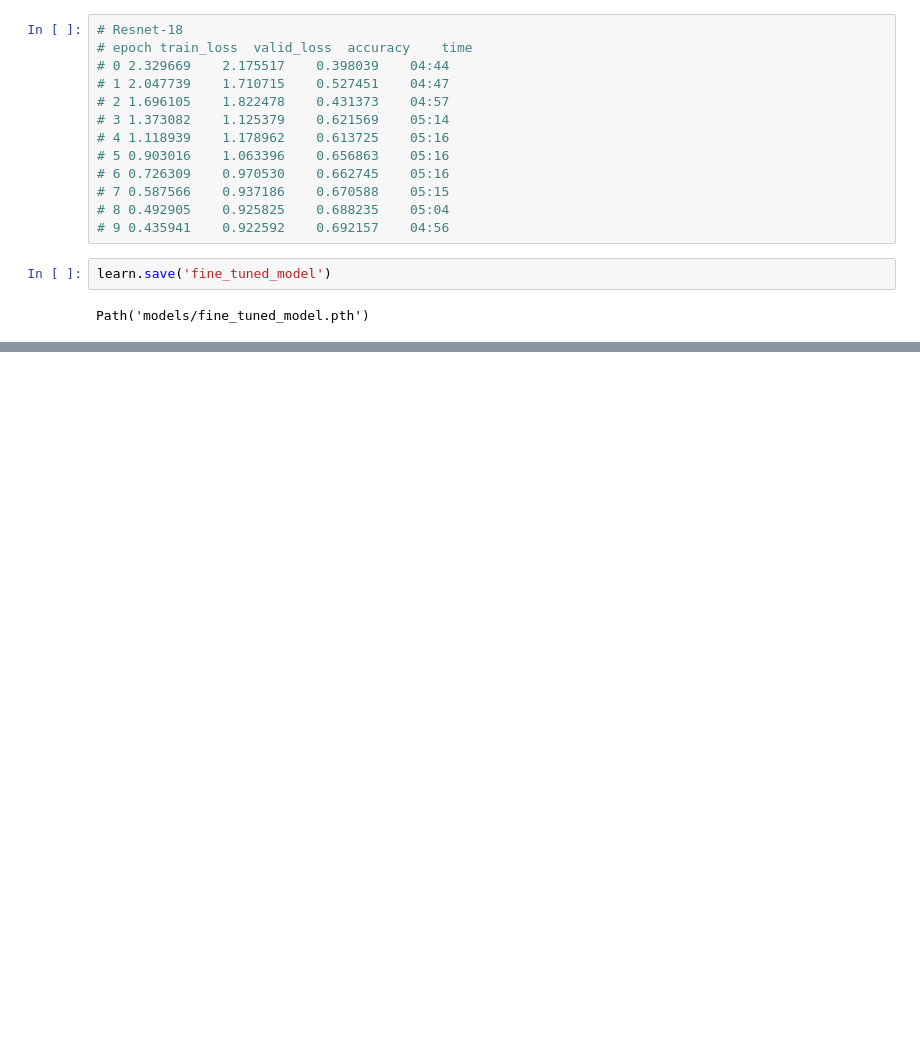
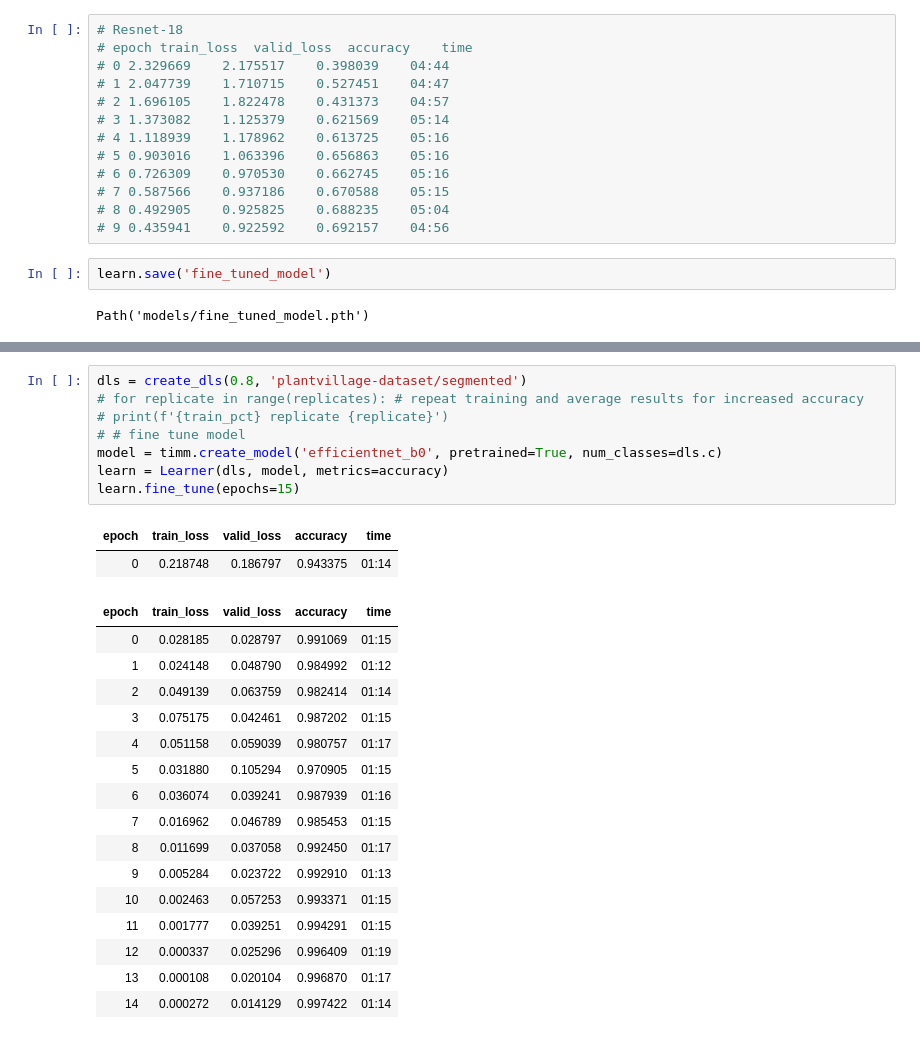
Before and after one commit to Dalton-Gray/plant-inspector, a Jupyter notebook: prototype.ipynb, the cells around one changed output, grey strips where cells are left out. Cells and saved outputs as stored; diff of their text form; blank space fills up the shorter version.

```diff
--- a/prototype.ipynb
+++ b/prototype.ipynb
@@ -342,0 +376,27 @@ field_plant_results_table
+# %%
+dls = create_dls(0.8, 'plantvillage-dataset/segmented')
+# for replicate in range(replicates): # repeat training and average results for increased accuracy
+# print(f'{train_pct} replicate {replicate}')
+# # fine tune model
+model = timm.create_model('efficientnet_b0', pretrained=True, num_classes=dls.c)
+learn = Learner(dls, model, metrics=accuracy)
+learn.fine_tune(epochs=15)
+# %% [output]
+| epoch | train_loss | valid_loss | accuracy | time |
+| 0 | 0.218748 | 0.186797 | 0.943375 | 01:14 |
+| epoch | train_loss | valid_loss | accuracy | time |
+| 0 | 0.028185 | 0.028797 | 0.991069 | 01:15 |
+| 1 | 0.024148 | 0.048790 | 0.984992 | 01:12 |
+| 2 | 0.049139 | 0.063759 | 0.982414 | 01:14 |
+| 3 | 0.075175 | 0.042461 | 0.987202 | 01:15 |
+| 4 | 0.051158 | 0.059039 | 0.980757 | 01:17 |
+| 5 | 0.031880 | 0.105294 | 0.970905 | 01:15 |
+| 6 | 0.036074 | 0.039241 | 0.987939 | 01:16 |
+| 7 | 0.016962 | 0.046789 | 0.985453 | 01:15 |
+| 8 | 0.011699 | 0.037058 | 0.992450 | 01:17 |
+| 9 | 0.005284 | 0.023722 | 0.992910 | 01:13 |
+| 10 | 0.002463 | 0.057253 | 0.993371 | 01:15 |
+| 11 | 0.001777 | 0.039251 | 0.994291 | 01:15 |
+| 12 | 0.000337 | 0.025296 | 0.996409 | 01:19 |
+| 13 | 0.000108 | 0.020104 | 0.996870 | 01:17 |
+| 14 | 0.000272 | 0.014129 | 0.997422 | 01:14 |
```
Also changed, not shown: parts of 16 cells of this notebook, 1 other file.
